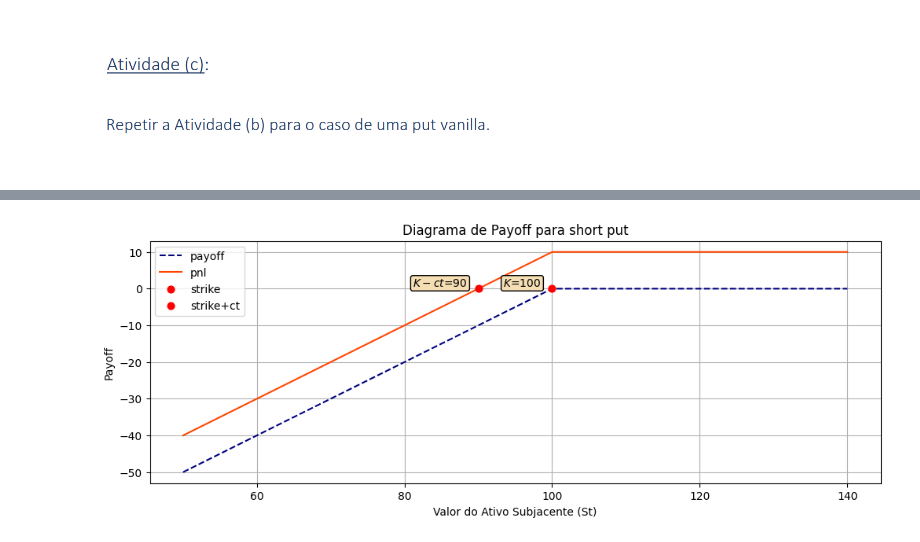
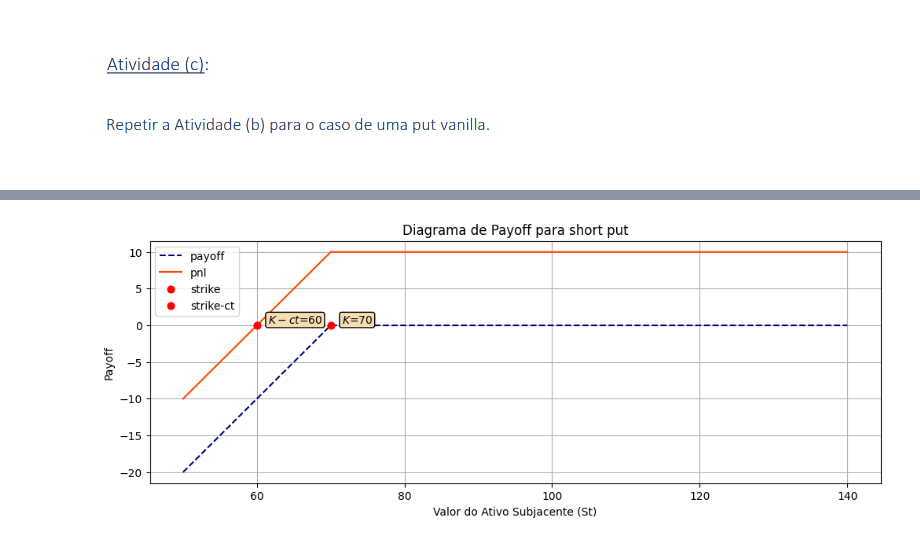
Before and after one commit to FerPapi/fineng-mba-usp, a Jupyter notebook: derivatives/07 - Papi.ipynb, the cells around one changed output, grey strips where cells are left out. Saved outputs shown, nothing was run; the diff lists cells and outputs as text; code cells hidden in the pictures.

```diff
--- a/derivatives/07 - Papi.ipynb
+++ b/derivatives/07 - Papi.ipynb
@@ -194,32 +196,14 @@ plt.show()
 # %%
 type = 'put'
 position = 'short'
+strike = strike_price['Put Short']
+
 option_payoffs = payoff_pnl_options(strike_price, underlying_values, type, position, ct)
+
 # Plotagem dos diagramas de payoff
-plt.figure(figsize=(12, 4))
-plt.plot(option_payoffs.index, option_payoffs['payoffs'], c='navy', ls='--', label=f'payoff')
-plt.plot(option_payoffs.index, option_payoffs['pnl'], c='orangered', label=f'pnl')
-plt.scatter(strike, 0, c='r', s=40, label=f'strike',zorder=3)
-plt.scatter(strike-ct, 0, c='r', s=40, label=f'strike+ct',zorder=3)
-
-pts = [[(strike,0),f'$K$={strike}'],
-       [(strike-ct,0),f'$K-ct$={strike-ct}']
-      ]
-for pt in pts:
-    plt.annotate(pt[1], pt[0],
-                textcoords="offset points",
-                xytext=(-10, 10), ha='right', va='top',
-                bbox=dict(boxstyle='round, pad=0.2',
-                edgecolor='black', facecolor='wheat', alpha=1))
-
-plt.xlabel('Valor do Ativo Subjacente (St)')
-plt.ylabel('Payoff')
-plt.legend()
-plt.title(f'Diagrama de Payoff para {position} {type}')
-plt.grid(True)
-plt.show()
+plot_payoff(option_payoffs, strike, ct, position, type)
 # %% [output]
-[figure, old version]
+[figure, new version]
 # %% [markdown]
 ![image.png](attachment:3274dbaf-9fdc-44c1-a877-ecf7d4939d4c.png)
 # %%
```
Also changed, not shown: parts of 8 cells of this notebook, 3 other files.
